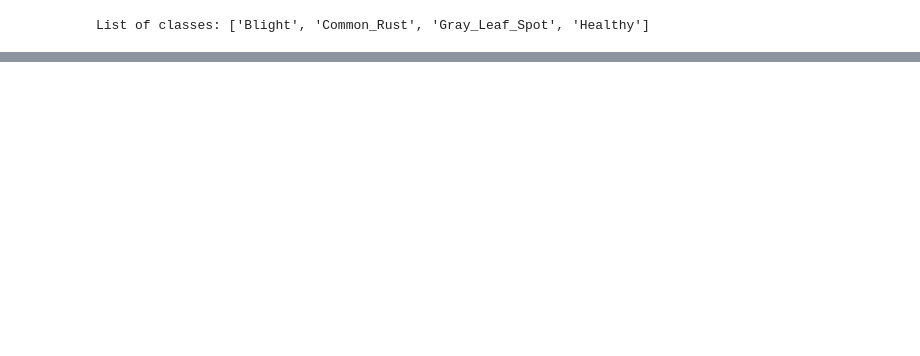
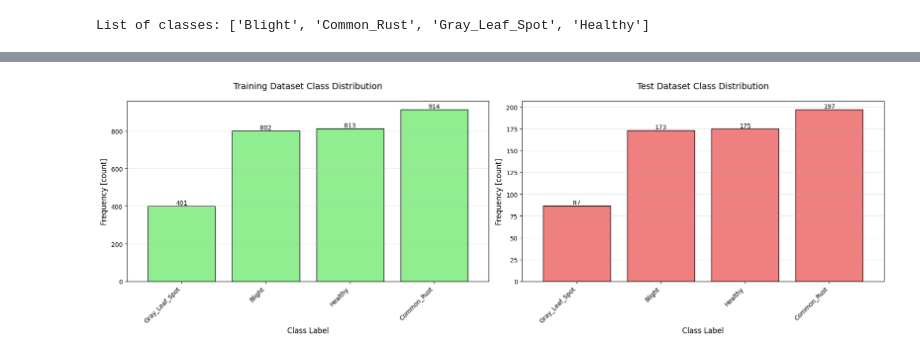
Before and after one commit to ShannonT20/CROP-DISEASE-DETECTION-STARTER-NOTEBOOK, a Jupyter notebook: Maize_Plant_Disease_Detection_Starter_Notebook.ipynb, the cells around one changed output, grey strips where cells are left out. Cells and saved outputs as stored; diff of their text form; code cells hidden in the pictures; blank space fills up the shorter version.

```diff
--- a/Maize_Plant_Disease_Detection_Starter_Notebook.ipynb
+++ b/Maize_Plant_Disease_Detection_Starter_Notebook.ipynb
@@ -109,7 +109,8 @@ from tqdm import tqdm
 # %% [markdown]
 ### Exploring and Preparing Our Data
 # %%
-data_dir = os.path.join("crop pictures", "data")
-
-print("Data Directory:", data_dir)
+train_data_dir = os.path.join("crop pictures", "train")
+test_data_dir = os.path.join("crop pictures", "test")
+print("Data Directory:", train_data_dir)
+print("Data Directory:", test_data_dir)
 # %% [output]
@@ -167,7 +169,7 @@ temp_transform = transforms.Compose([
 ])
 
 # Create temporary dataset and loader for mean/std calculation
-temp_dataset = datasets.ImageFolder(data_dir, transform=temp_transform)
+temp_dataset = datasets.ImageFolder(train_data_dir, transform=temp_transform)
 temp_loader = DataLoader(temp_dataset, batch_size=32, shuffle=False)
 
 # Calculate dataset statistics
@@ -199,6 +201,8 @@ Compose(
 )
 # %%
 #We make a normalizes dataset using ImageFolder from datasets and print lenght
-dataset = datasets.ImageFolder(data_dir,transform_normalized)
-print('Length of dataset:', len(dataset))
+training_dataset = datasets.ImageFolder(train_data_dir,transform_normalized)
+test_dataset = datasets.ImageFolder(test_data_dir,transform_normalized)
+print('Length of training dataset:', len(training_dataset))
+print('Length of test dataset:', len(test_dataset))
 # %% [output]
@@ -205,0 +211,65 @@ Length of dataset: 4188
+# %%
+# Define function to count class instances
+def class_counts(dataset):
+    counts = {}
+    for _, label in dataset:
+        class_name = dataset.classes[label]
+        counts[class_name] = counts.get(class_name, 0) + 1
+    return pd.Series(counts)
+
+# Calculate class counts for both training and test datasets
+print("Computing class counts for training data...")
+train_counts = class_counts(training_dataset)
+print("Training data counts:")
+print(train_counts)
+print("\nComputing class counts for test data...")
+test_counts = class_counts(test_dataset)
+print("Test data counts:")
+print(test_counts)
+
+# Create figure with subplots
+plt.figure(figsize=(18, 6))
+
+# Plot training data distribution
+plt.subplot(1, 2, 1)
+ax1 = train_counts.sort_values().plot(
+    kind='bar',
+    color='lightgreen',
+    edgecolor='black',
+    width=0.8
+)
+for p in ax1.patches:
+    ax1.annotate(str(p.get_height()),
+                (p.get_x() + p.get_width() / 2., p.get_height()),
+                ha='center', va='center',
+                xytext=(0, 5),
+                textcoords='offset points')
+plt.xlabel("Class Label", fontsize=12)
+plt.ylabel("Frequency [count]", fontsize=12)
+plt.title("Training Dataset Class Distribution", fontsize=14, pad=20)
+plt.xticks(rotation=45, ha='right')
+plt.grid(axis='y', alpha=0.3)
+
+# Plot test data distribution
+plt.subplot(1, 2, 2)
+ax2 = test_counts.sort_values().plot(
+    kind='bar',
+    color='lightcoral',
+    edgecolor='black',
+    width=0.8
+)
+for p in ax2.patches:
+    ax2.annotate(str(p.get_height()),
+                (p.get_x() + p.get_width() / 2., p.get_height()),
+                ha='center', va='center',
+                xytext=(0, 5),
+                textcoords='offset points')
+plt.xlabel("Class Label", fontsize=12)
+plt.ylabel("Frequency [count]", fontsize=12)
+plt.title("Test Dataset Class Distribution", fontsize=14, pad=20)
+plt.xticks(rotation=45, ha='right')
+plt.grid(axis='y', alpha=0.3)
+
+plt.tight_layout()
+plt.show()
+# %% [output]
@@ -205,0 +291 @@ Length of dataset: 4188
+[figure, added]
```
Also changed, not shown: parts of 17 cells of this notebook.
